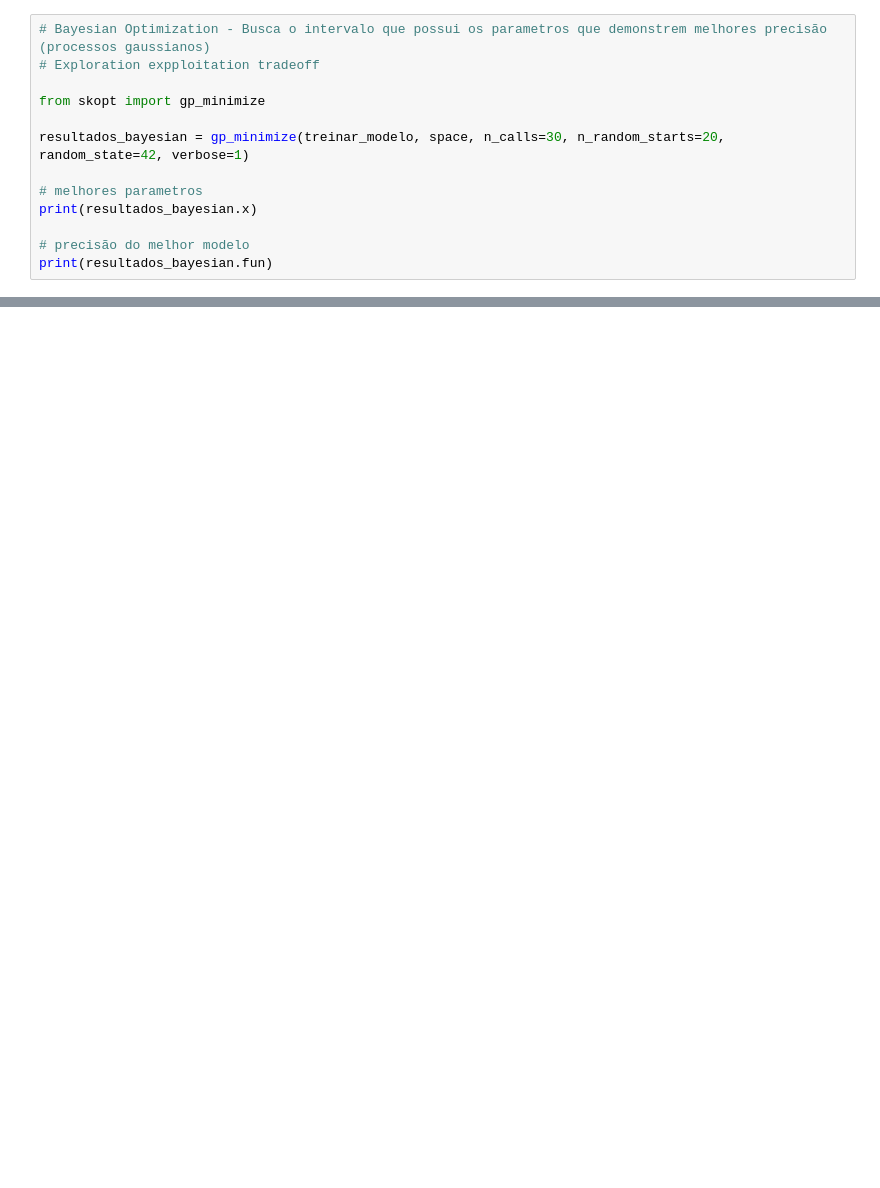
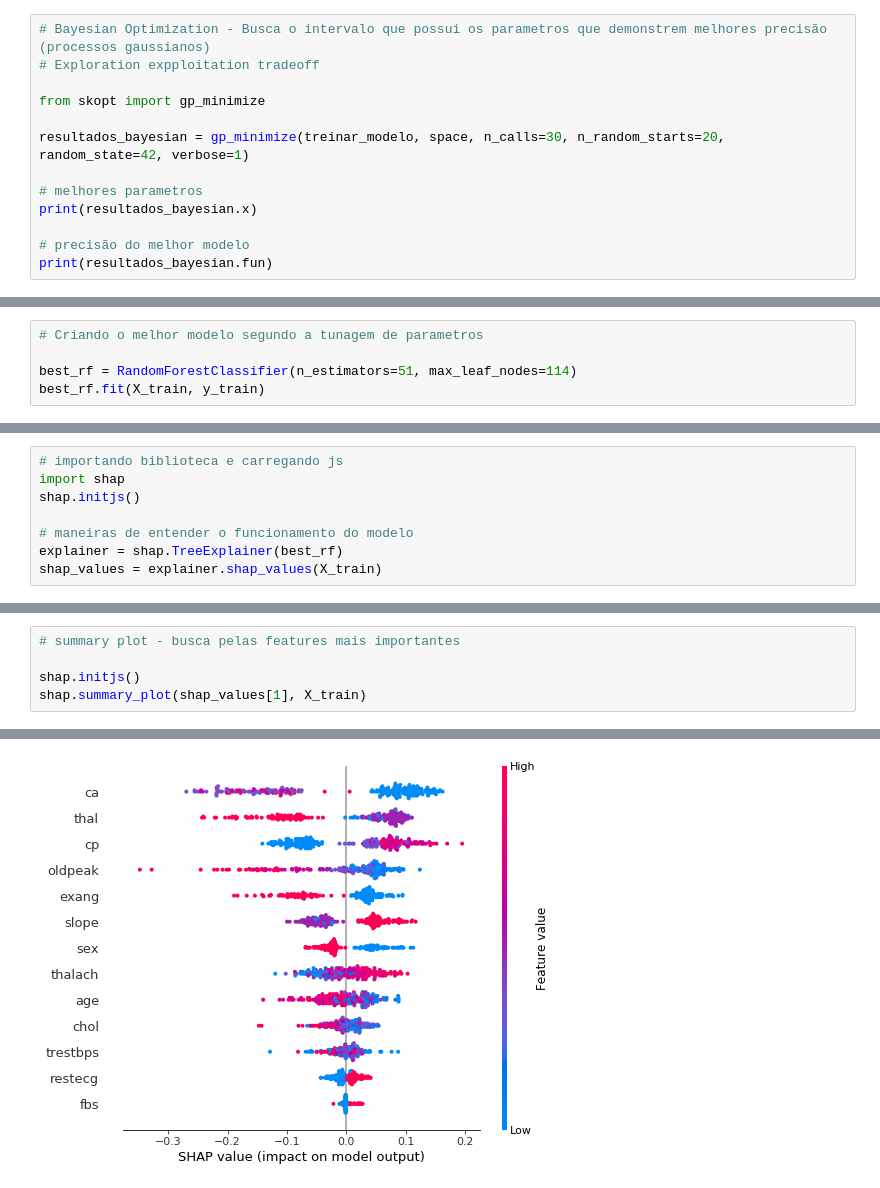
Before and after one commit to marcosrochedo/data-projects, a Jupyter notebook: heart-disease-predict/heart-disease-predict/skopt_TuningParameters.ipynb, the cells around one changed output, grey strips where cells are left out. Saved outputs shown, nothing was run; the diff lists cells and outputs as text; blank space fills up the shorter version.

```diff
--- a/heart-disease-predict/heart-disease-predict/skopt_TuningParameters.ipynb
+++ b/heart-disease-predict/heart-disease-predict/skopt_TuningParameters.ipynb
@@ -130,0 +123,5 @@ print(resultados_bayesian.fun)
+# %%
+# Criando o melhor modelo segundo a tunagem de parametros
+
+best_rf = RandomForestClassifier(n_estimators=51, max_leaf_nodes=114)
+best_rf.fit(X_train, y_train)
@@ -130,0 +139,8 @@ print(resultados_bayesian.fun)
+# %%
+# importando biblioteca e carregando js
+import shap
+shap.initjs()
+
+# maneiras de entender o funcionamento do modelo
+explainer = shap.TreeExplainer(best_rf)
+shap_values = explainer.shap_values(X_train)
@@ -130,0 +195,6 @@ print(resultados_bayesian.fun)
+# %%
+# summary plot - busca pelas features mais importantes
+
+shap.initjs()
+shap.summary_plot(shap_values[1], X_train)
+# %% [output]
@@ -130,0 +202 @@ print(resultados_bayesian.fun)
+[figure, added]
```
Also changed, not shown: parts of 20 cells of this notebook.
